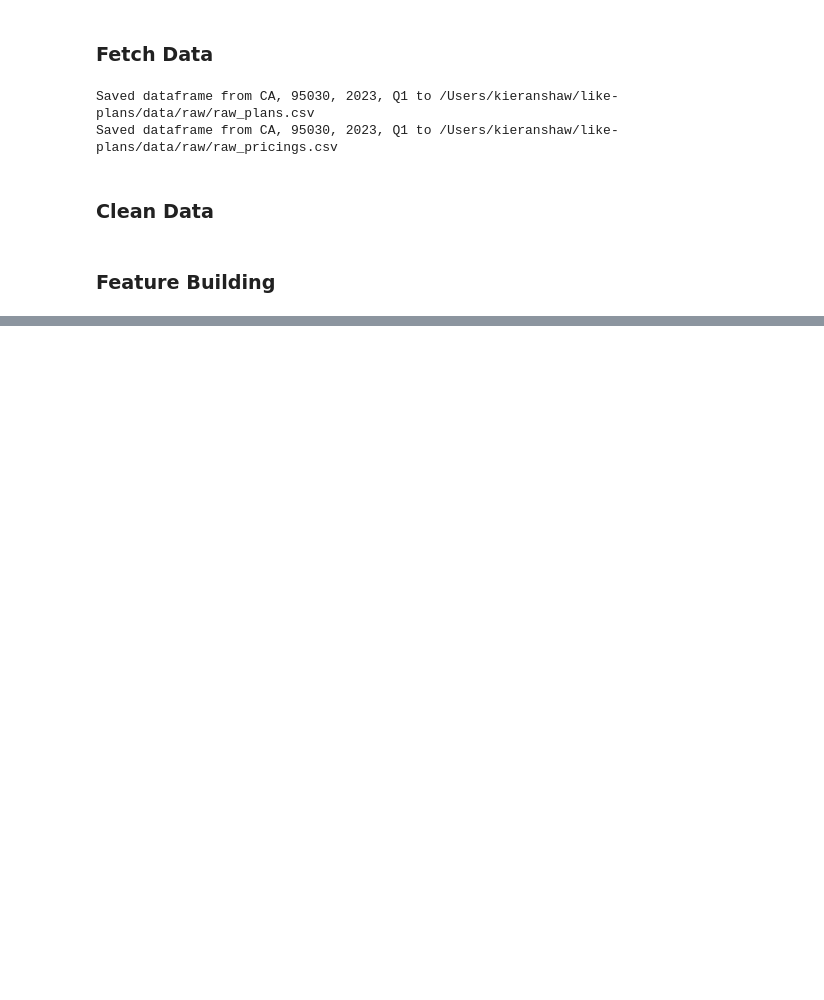
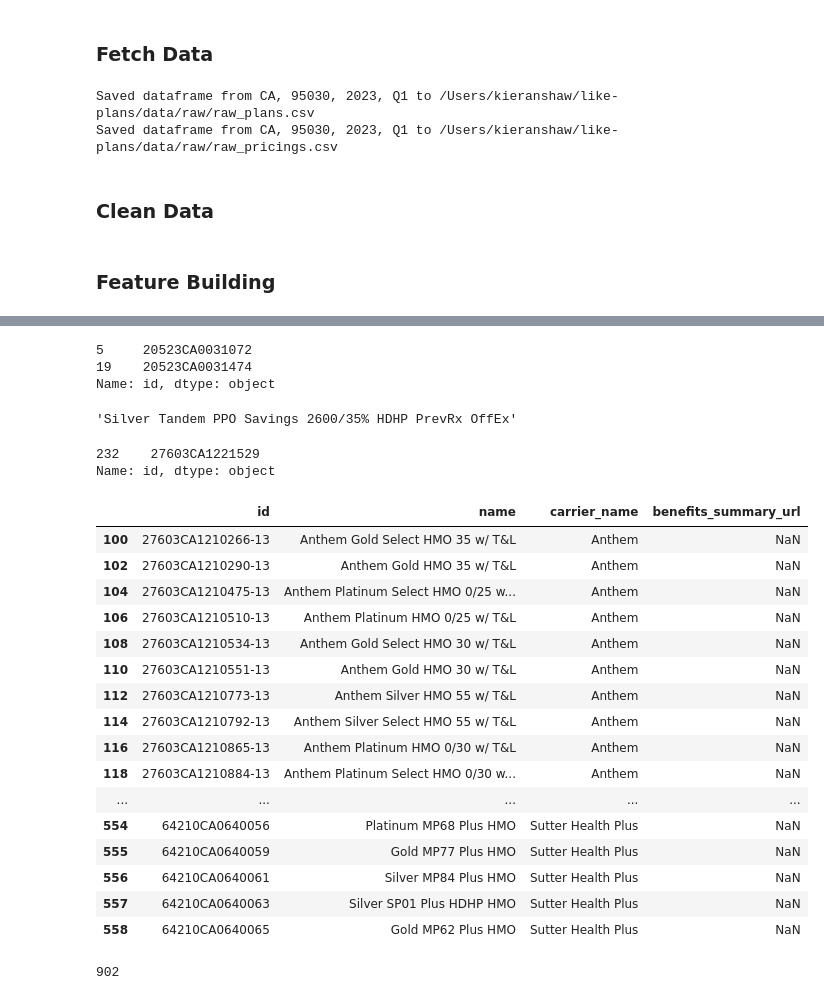
Before and after one commit to Kieran-Shaw/like-plans, a Jupyter notebook: src/main.ipynb, the cells around one changed output, grey strips where cells are left out. Cells and saved outputs as stored; diff of their text form; code cells hidden in the pictures; blank space fills up the shorter version.

```diff
--- a/src/main.ipynb
+++ b/src/main.ipynb
@@ -32,0 +104,3 @@ ppo_pos_cleaner.save_data(df=ppo_pos_cleaned_data)
+# %%
+raw_plans_df = pd.read_csv("~/like-plans/data/raw/raw_plans.csv")
+raw_plans_df[raw_plans_df["network_size"] == 0]["name"]
@@ -32,0 +125,40 @@ ppo_pos_cleaner.save_data(df=ppo_pos_cleaned_data)
+# %%
+# raw_plans_df[raw_plans_df["chiropractic_services"].isna()]['name']
+raw_plans_df[(raw_plans_df["id"] == "20523CA0031474") | (raw_plans_df["id"] == "20523CA0031072")]["id"]
+# %% [output]
+5     20523CA0031072
+19    20523CA0031474
+Name: id, dtype: object
+# %%
+raw_plans_df[raw_plans_df["adult_dental"].isna()]["name"][802]
+# %% [output]
+'Silver Tandem PPO Savings 2600/35% HDHP PrevRx OffEx'
+# %%
+raw_plans_df[raw_plans_df["name"] == "Anthem Bronze PPO 75/7300/40%"]["id"]
+# %% [output]
+232    27603CA1221529
+Name: id, dtype: object
+# %%
+raw_plans_df[raw_plans_df["chiropractic_services"].isna()][["id","name","carrier_name","benefits_summary_url"]]
+# %% [output]
+|  | id | name | carrier_name | benefits_summary_url |
+| 100 | 27603CA1210266-13 | Anthem Gold Select HMO 35 w/ T&L | Anthem | NaN |
+| 102 | 27603CA1210290-13 | Anthem Gold HMO 35 w/ T&L | Anthem | NaN |
+| 104 | 27603CA1210475-13 | Anthem Platinum Select HMO 0/25 w... | Anthem | NaN |
+| 106 | 27603CA1210510-13 | Anthem Platinum HMO 0/25 w/ T&L | Anthem | NaN |
+| 108 | 27603CA1210534-13 | Anthem Gold Select HMO 30 w/ T&L | Anthem | NaN |
+| 110 | 27603CA1210551-13 | Anthem Gold HMO 30 w/ T&L | Anthem | NaN |
+| 112 | 27603CA1210773-13 | Anthem Silver HMO 55 w/ T&L | Anthem | NaN |
+| 114 | 27603CA1210792-13 | Anthem Silver Select HMO 55 w/ T&L | Anthem | NaN |
+| 116 | 27603CA1210865-13 | Anthem Platinum HMO 0/30 w/ T&L | Anthem | NaN |
+| 118 | 27603CA1210884-13 | Anthem Platinum Select HMO 0/30 w... | Anthem | NaN |
+| ... | ... | ... | ... | ... |
+| 554 | 64210CA0640056 | Platinum MP68 Plus HMO | Sutter Health Plus | NaN |
+| 555 | 64210CA0640059 | Gold MP77 Plus HMO | Sutter Health Plus | NaN |
+| 556 | 64210CA0640061 | Silver MP84 Plus HMO | Sutter Health Plus | NaN |
+| 557 | 64210CA0640063 | Silver SP01 Plus HDHP HMO | Sutter Health Plus | NaN |
+| 558 | 64210CA0640065 | Gold MP62 Plus HMO | Sutter Health Plus | NaN |
+# %%
+len(raw_plans_df)
+# %% [output]
+902
```
Also changed, not shown: parts of 10 cells of this notebook, 13 other files.
